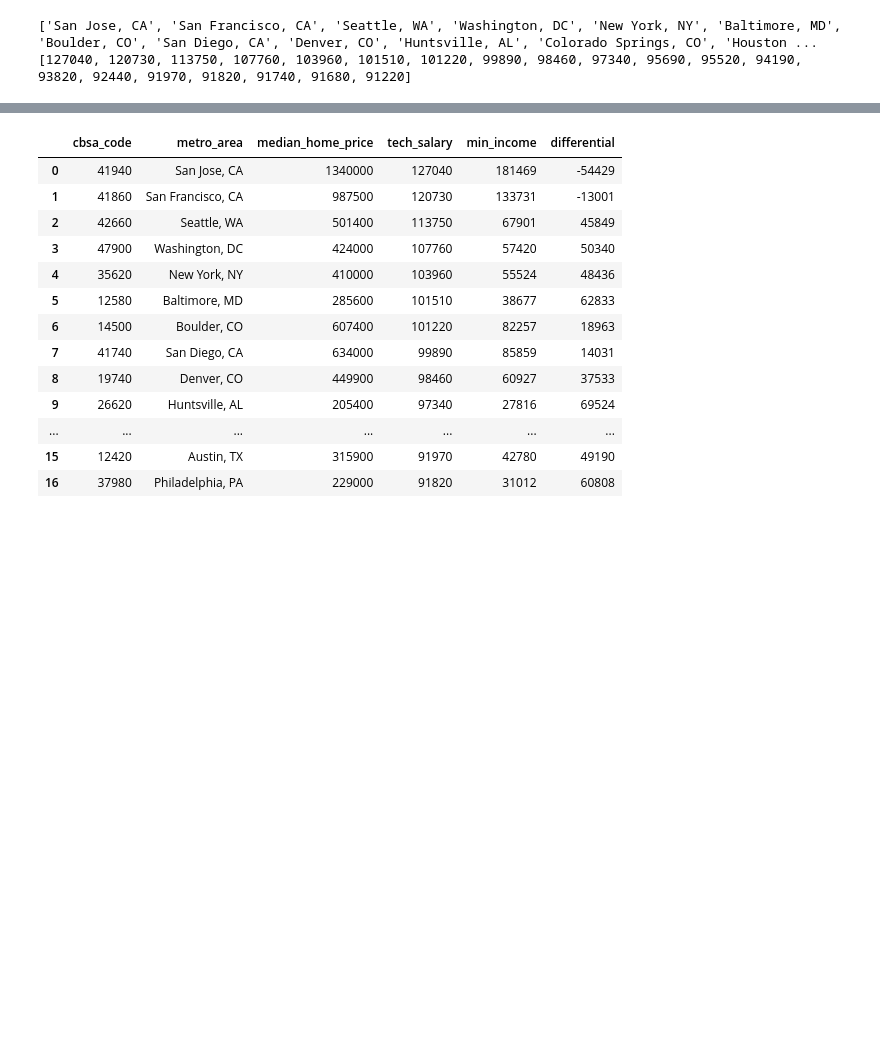
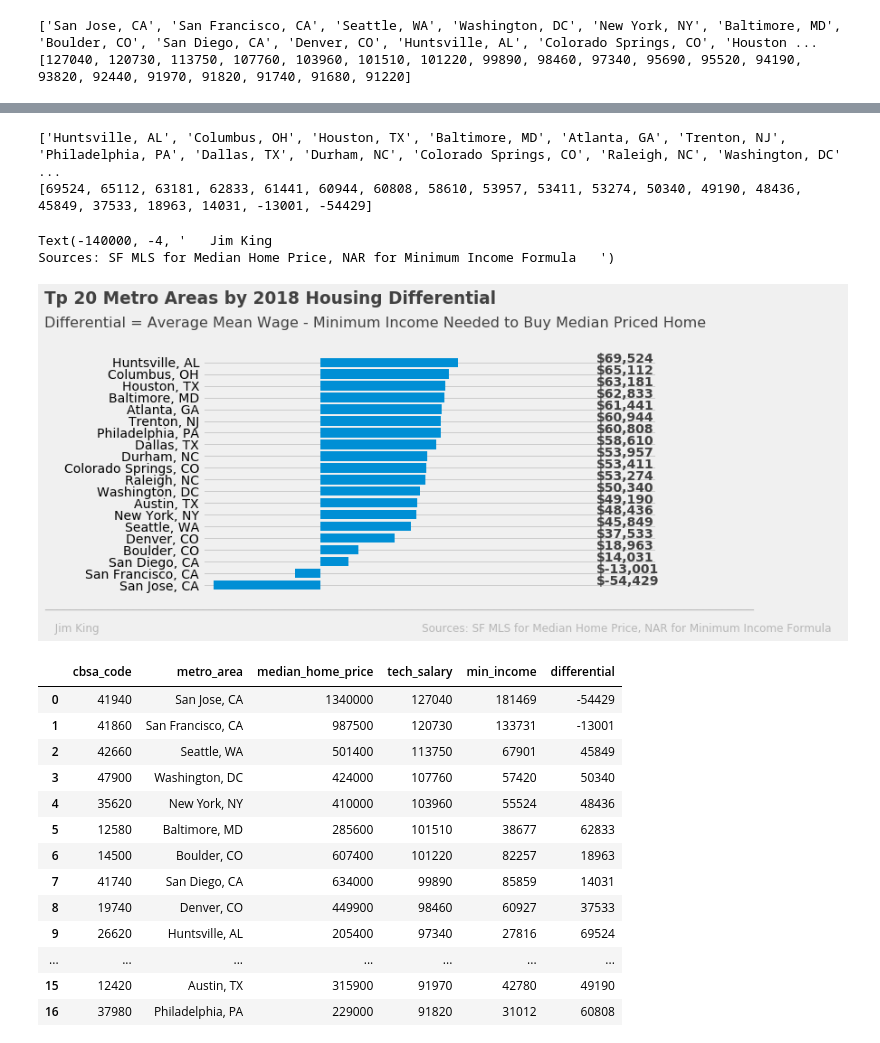
Before and after one commit to Ahdeny/SF_Real_Estate_Project, a Jupyter notebook: National_Salary_vs_Housing.ipynb, the cells around one changed output, grey strips where cells are left out. Drawn from its saved outputs; the diff is of its cells as text; code cells hidden in the pictures; blank space fills up the shorter version.

```diff
--- a/National_Salary_vs_Housing.ipynb
+++ b/National_Salary_vs_Housing.ipynb
@@ -257,0 +254,3 @@ Text(0, 22, 'Source: Bureau of Labor Statistics, 2018')
+# %%
+top_salaries = top_salaries.sort_values(by=['differential'], ascending=False)[:20]
+top_salaries.head(25)
@@ -258,3 +275,55 @@ Text(0, 22, 'Source: Bureau of Labor Statistics, 2018')
+# %%
+metro_area = top_salaries['metro_area'].values.tolist()
+print(metro_area)
+salary = top_salaries['differential'].values.tolist()
+print(salary)
+# %% [output]
+['Huntsville, AL', 'Columbus, OH', 'Houston, TX', 'Baltimore, MD', 'Atlanta, GA', 'Trenton, NJ', 'Philadelphia, PA', 'Dallas, TX', 'Durham, NC', 'Colorado Springs, CO', 'Raleigh, NC', 'Washington, DC' ...
+[69524, 65112, 63181, 62833, 61441, 60944, 60808, 58610, 53957, 53411, 53274, 50340, 49190, 48436, 45849, 37533, 18963, 14031, -13001, -54429]
+# %%
+plt.style.use('fivethirtyeight')
+
+# Setting size of our plot
+fig, ax = plt.subplots(figsize=(8,6))
+
+areas = np.arange(len(metro_area))
+y_pos = areas[::-1]
+x_pos = salary[::-1]
+
+# Plot the data
+plt.barh(y_pos, salary)
+
+# Y axis past 0 & above 20 -- grid line will pass 0 & 20 marker
+plt.ylim(-2,25)
+plt.xlim(-60000, 170000)
+
+# Y-labels to only these
+plt.yticks(y_pos, metro_area);
+
+# X-labels and changing label names
+ax.set_xticks([])
+
+# Plot amounts
+for i, v in enumerate(y_pos):
+    ax.text(v + 140000, i + 0, '${:,.0f}'.format(x_pos[i]), color='#414141', fontweight='bold')
+
+# Title text
+ax.text(x=-140000, y=24, s="Tp 20 Metro Areas by 2018 Housing Differential", fontsize=18.5, fontweight='semibold', color='#414141')
+
+# Subtitle text
+ax.text(x=-140000, y=22, s='Differential = Average Mean Wage - Minimum Income Needed to Buy Median Priced Home', fontsize=16, color='#414141');
+
+# The other signature bar
+ax.text(x = -140000, y = -2,
+    s = '________________________________________________________________________________________________________________',
+    color = 'grey', alpha = .5)
+
+ax.text(x = -140000, y = -4,
+    s = '   Jim King                                                                                            Sources: SF MLS for Median Home Price, NAR for Minimum Income Formula   ',
+    fontsize = 12, color = 'grey', alpha = .5)
+# %% [output]
+Text(-140000, -4, '   Jim King                                                                                            Sources: SF MLS for Median Home Price, NAR for Minimum Income Formula   ')
+[figure, added]
 # %%
 top_salaries = final_df.sort_values(by=['tech_salary'], ascending=False)[:20]
 top_salaries.head(20)
```
Also changed, not shown: parts of 5 cells of this notebook.
